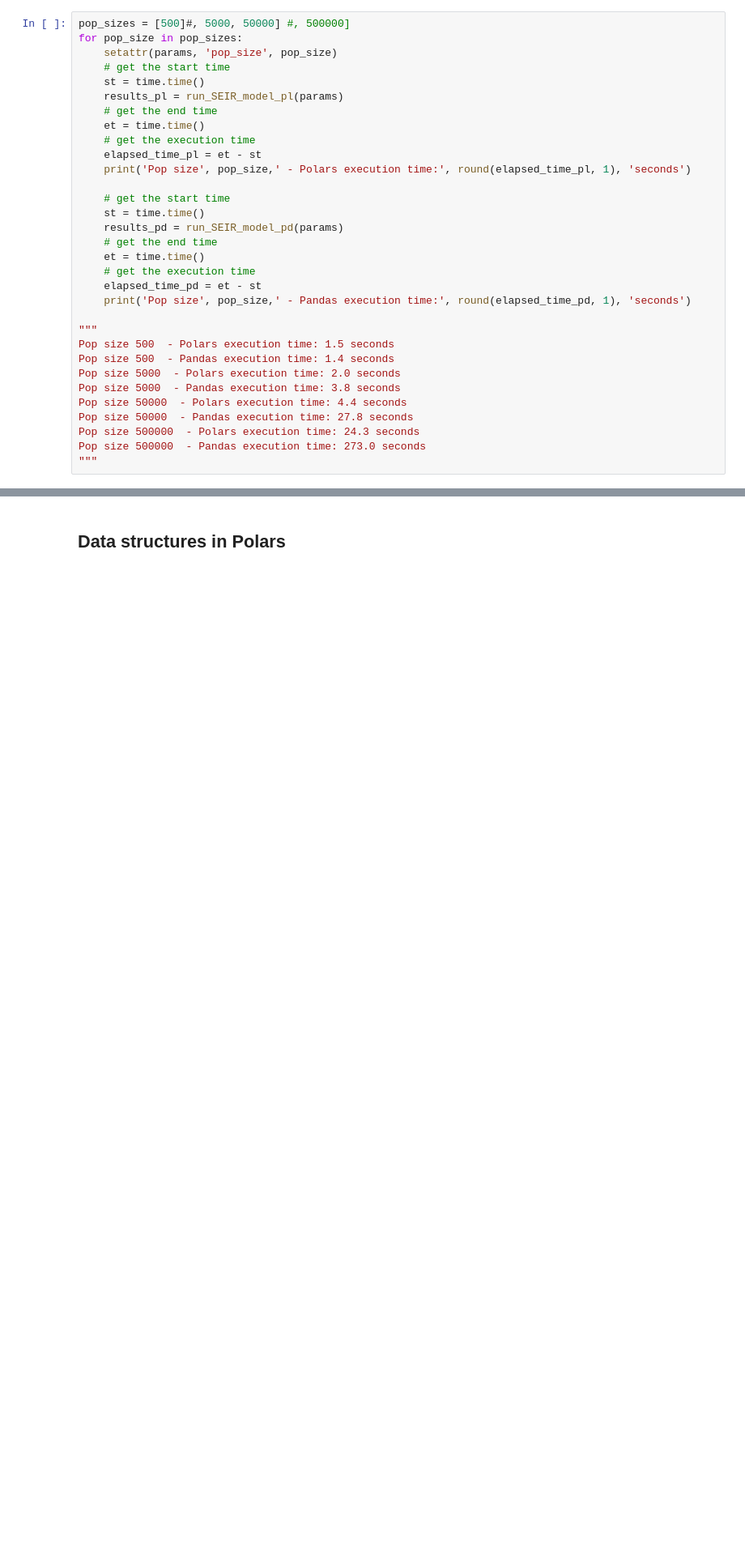
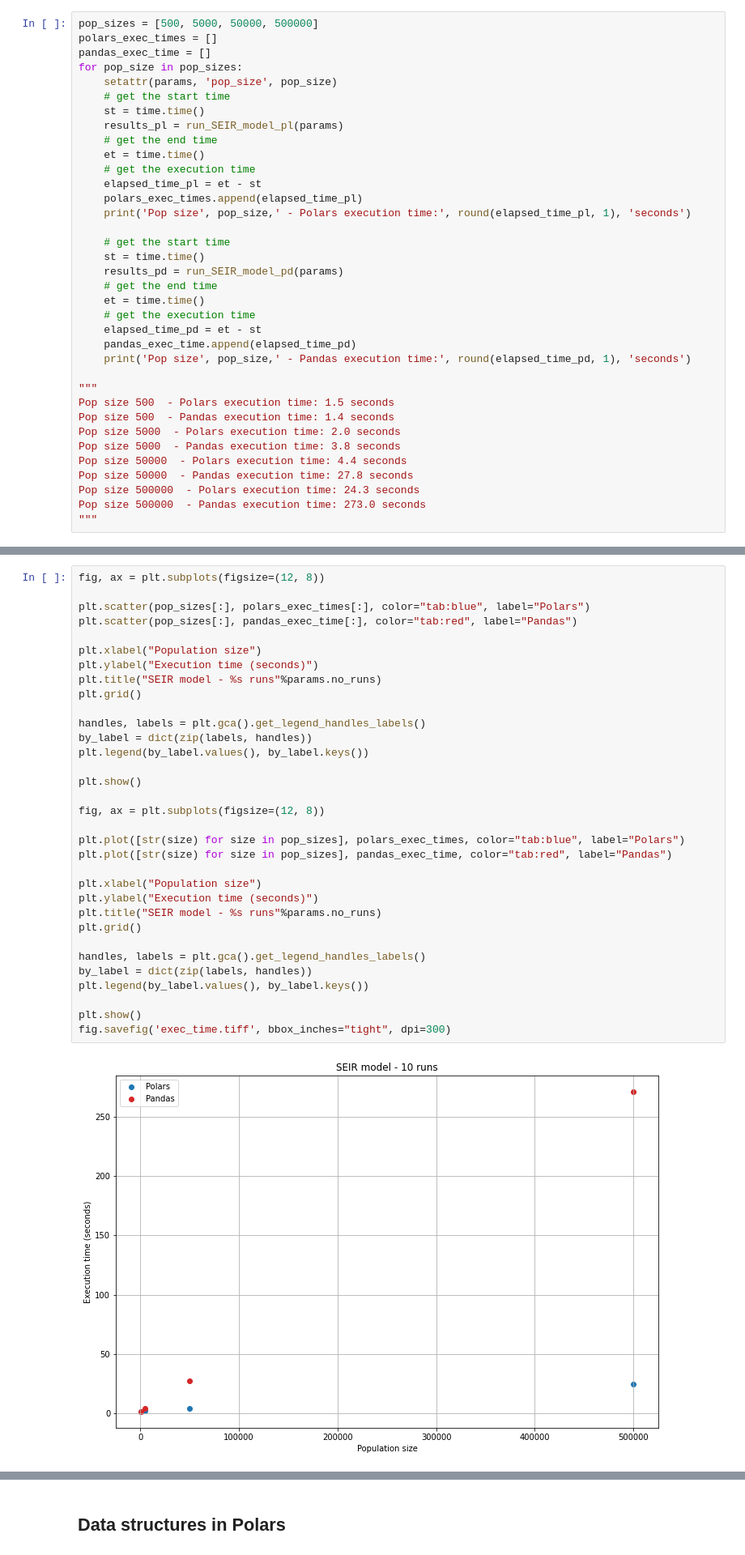
Before and after one commit to nefeltellioglu/polars_workshop, a Jupyter notebook: workshop.ipynb, the cells around one changed output, grey strips where cells are left out. Shown: that part at 81% size. Saved outputs shown, nothing was run; the diff lists cells and outputs as text; blank space fills up the shorter version.

Commit message:
Intro to polars functions

```diff
--- a/workshop.ipynb
+++ b/workshop.ipynb
@@ -24,7 +27,9 @@ params = Params(
     record_all_new_cases=True
 )
 # %%
-pop_sizes = [500]#, 5000, 50000] #, 500000]
+pop_sizes = [500, 5000, 50000, 500000]
+polars_exec_times = []
+pandas_exec_time = []
 for pop_size in pop_sizes:
     setattr(params, 'pop_size', pop_size)
     # get the start time
@@ -34,6 +39,7 @@ for pop_size in pop_sizes:
     et = time.time()
     # get the execution time
     elapsed_time_pl = et - st
+    polars_exec_times.append(elapsed_time_pl)
     print('Pop size', pop_size,' - Polars execution time:', round(elapsed_time_pl, 1), 'seconds')
 
     # get the start time
@@ -43,6 +49,7 @@ for pop_size in pop_sizes:
     et = time.time()
     # get the execution time
     elapsed_time_pd = et - st
+    pandas_exec_time.append(elapsed_time_pd)
     print('Pop size', pop_size,' - Pandas execution time:', round(elapsed_time_pd, 1), 'seconds')
 
 """
@@ -61,0 +75,35 @@ Pop size 500  - Pandas execution time: 0.8 seconds
+# %%
+fig, ax = plt.subplots(figsize=(12, 8))
+
+plt.scatter(pop_sizes[:], polars_exec_times[:], color="tab:blue", label="Polars")
+plt.scatter(pop_sizes[:], pandas_exec_time[:], color="tab:red", label="Pandas")
+
+plt.xlabel("Population size")
+plt.ylabel("Execution time (seconds)")
+plt.title("SEIR model - %s runs"%params.no_runs)
+plt.grid()
+
+handles, labels = plt.gca().get_legend_handles_labels()
+by_label = dict(zip(labels, handles))
+plt.legend(by_label.values(), by_label.keys())
+
+plt.show()
+
+fig, ax = plt.subplots(figsize=(12, 8))
+
+plt.plot([str(size) for size in pop_sizes], polars_exec_times, color="tab:blue", label="Polars")
+plt.plot([str(size) for size in pop_sizes], pandas_exec_time, color="tab:red", label="Pandas")
+
+plt.xlabel("Population size")
+plt.ylabel("Execution time (seconds)")
+plt.title("SEIR model - %s runs"%params.no_runs)
+plt.grid()
+
+handles, labels = plt.gca().get_legend_handles_labels()
+by_label = dict(zip(labels, handles))
+plt.legend(by_label.values(), by_label.keys())
+
+plt.show()
+fig.savefig('exec_time.tiff', bbox_inches="tight", dpi=300)
+# %% [output]
+[figure, added]
```
Also changed, not shown: parts of 16 cells of this notebook, 1 other file.
